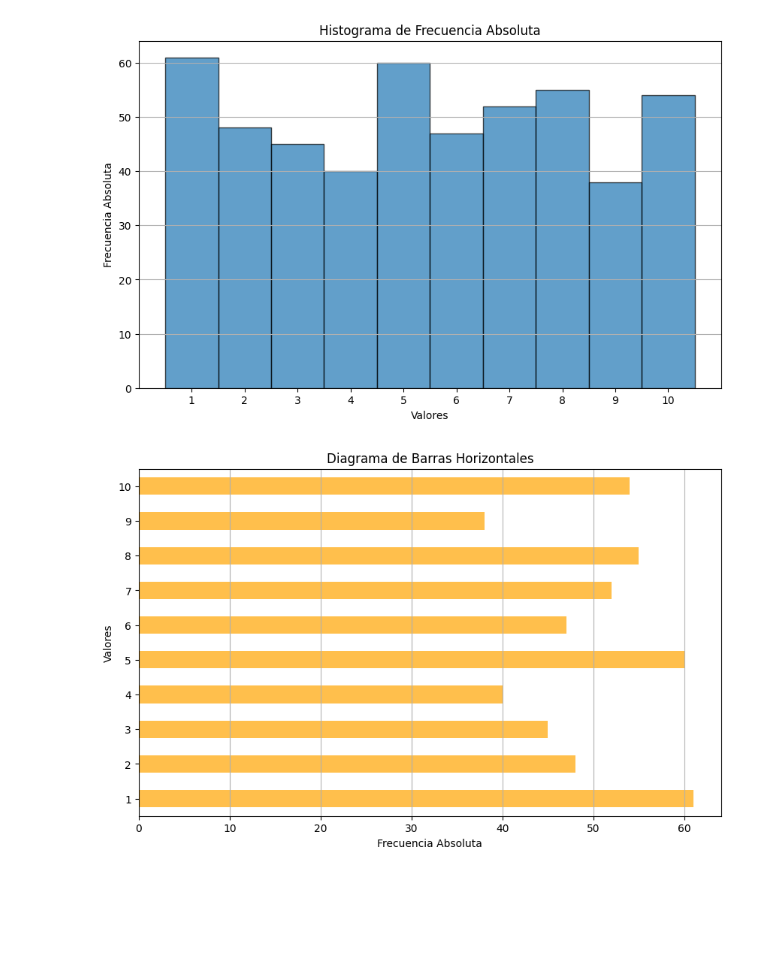
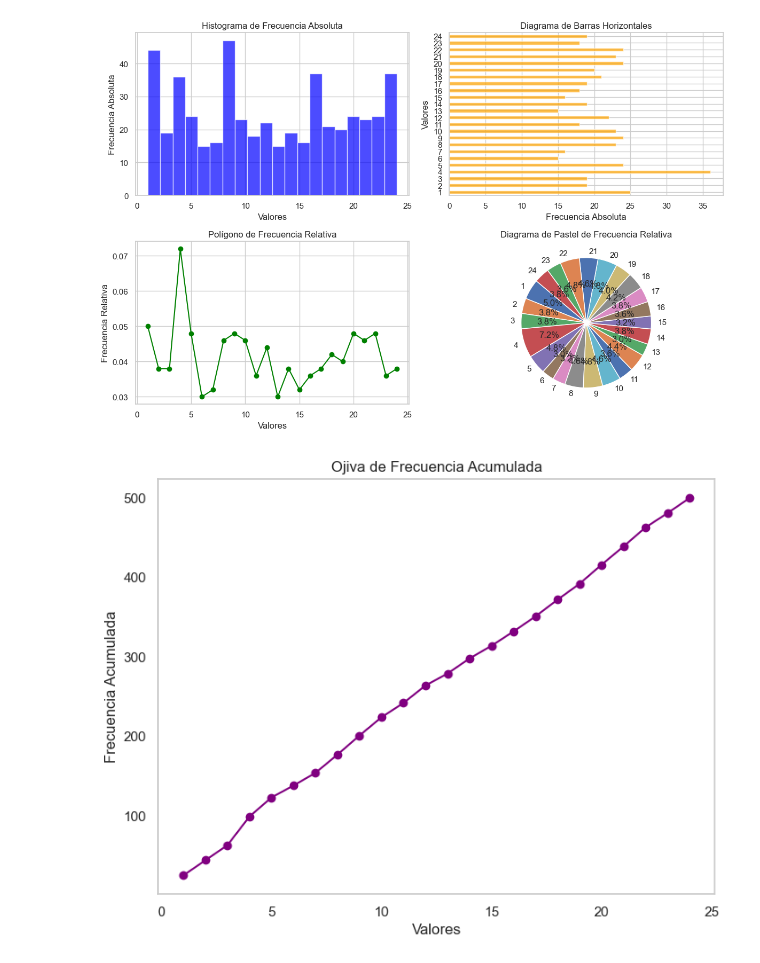
Before and after one commit to Miguel0ro/Tablas-de-frecuencia, a Jupyter notebook: Erik_tabla_de_datos_cuantitativos_discretos.ipynb, the cells around one changed output. Saved outputs shown, nothing was run; the diff lists cells and outputs as text; code cells hidden in the pictures; blank space fills up the shorter version.

```diff
--- a/Erik_tabla_de_datos_cuantitativos_discretos.ipynb
+++ b/Erik_tabla_de_datos_cuantitativos_discretos.ipynb
@@ -28,60 +1,61 @@ print(df)
 # %%
+# Importar librerías
 import numpy as np
 import pandas as pd
 import matplotlib.pyplot as plt
 
-# Paso 1: Generar 500 datos aleatorios enteros entre 1 y 10
-data = np.random.randint(1, 11, size=500)
+# Generar datos aleatorios
+np.random.seed(0)  # Para reproducibilidad
+data = np.random.randint(1, 25, size=500)  # Datos discretos entre 1 y 100
+
+# Crear un DataFrame
 df = pd.DataFrame(data, columns=['Valores'])
 
-# Paso 2: Histograma de Frecuencia Absoluta
-plt.figure(figsize=(10, 6))
-plt.hist(df['Valores'], bins=np.arange(1, 12) - 0.5, edgecolor='black', alpha=0.7)
+# Calcular frecuencias
+frecuencia_absoluta = df['Valores'].value_counts().sort_index()
+frecuencia_relativa = frecuencia_absoluta / len(df)
+frecuencia_acumulada = frecuencia_absoluta.cumsum()
+
+# Crear gráficos
+
+# Histograma de frecuencia absoluta
+plt.figure(figsize=(12, 8))
+plt.subplot(2, 2, 1)
+plt.hist(df['Valores'], bins=20, color='blue', alpha=0.7)
 plt.title('Histograma de Frecuencia Absoluta')
 plt.xlabel('Valores')
 plt.ylabel('Frecuencia Absoluta')
-plt.xticks(np.arange(1, 11))
-plt.grid(axis='y')
-plt.show()
 
-# Paso 3: Diagrama de Barras Horizontales
-frequencies = df['Valores'].value_counts().sort_index()
-plt.figure(figsize=(10, 6))
-frequencies.plot(kind='barh', color='orange', alpha=0.7)
+# Diagrama de barras horizontales
+plt.subplot(2, 2, 2)
+frecuencia_absoluta.plot(kind='barh', color='orange', alpha=0.7)
 plt.title('Diagrama de Barras Horizontales')
 plt.xlabel('Frecuencia Absoluta')
 plt.ylabel('Valores')
-plt.grid(axis='x')
-plt.show()
 
-# Paso 4: Polígono de Frecuencia Relativa
-relative_frequencies = frequencies / frequencies.sum()
-plt.figure(figsize=(10, 6))
-plt.plot(relative_frequencies.index, relative_frequencies.values, marker='o', linestyle='-')
+# Polígono de frecuencia
+plt.subplot(2, 2, 3)
+plt.plot(frecuencia_relativa.index, frecuencia_relativa.values, marker='o', color='green')
 plt.title('Polígono de Frecuencia Relativa')
 plt.xlabel('Valores')
 plt.ylabel('Frecuencia Relativa')
-plt.xticks(np.arange(1, 11))
+
+# Diagrama de pastel
+plt.subplot(2, 2, 4)
+plt.pie(frecuencia_relativa, labels=frecuencia_relativa.index, autopct='%1.1f%%', startangle=140)
+plt.title('Diagrama de Pastel de Frecuencia Relativa')
+
+plt.tight_layout()
+plt.show()
+
+# Graficar la ojiva
+plt.figure(figsize=(8, 6))
+plt.plot(frecuencia_acumulada.index, frecuencia_acumulada.values, marker='o', color='purple')
+plt.title('Ojiva de Frecuencia Acumulada')
+plt.xlabel('Valores')
+plt.ylabel('Frecuencia Acumulada')
 plt.grid()
 plt.show()
-
-# Paso 5: Diagrama de Pastel de Frecuencia Relativa
-plt.figure(figsize=(10, 6))
-plt.pie(relative_frequencies, labels=relative_frequencies.index, autopct='%1.1f%%', startangle=90)
-plt.title('Diagrama de Pastel de Frecuencia Relativa')
-plt.axis('equal')  # Para que el pastel sea circular
-plt.show()
-
-# Paso 6: Ojiva (Gráfica de Frecuencia Acumulada)
-cumulative_frequencies = frequencies.cumsum()
-plt.figure(figsize=(10, 6))
-plt.plot(cumulative_frequencies.index, cumulative_frequencies.values, marker='o', linestyle='-')
-plt.title('Gráfica de Frecuencia Acumulada (Ojiva)')
-plt.xlabel('Valores')
-plt.ylabel('Frecuencia Acumulada')
-plt.xticks(np.arange(1, 11))
-plt.grid()
-plt.show()
 # %% [output]
-[figure, old version]
+[figure, new version]
-[figure, old version]
+[figure, new version]
```
Also changed, not shown: parts of 2 cells of this notebook.
